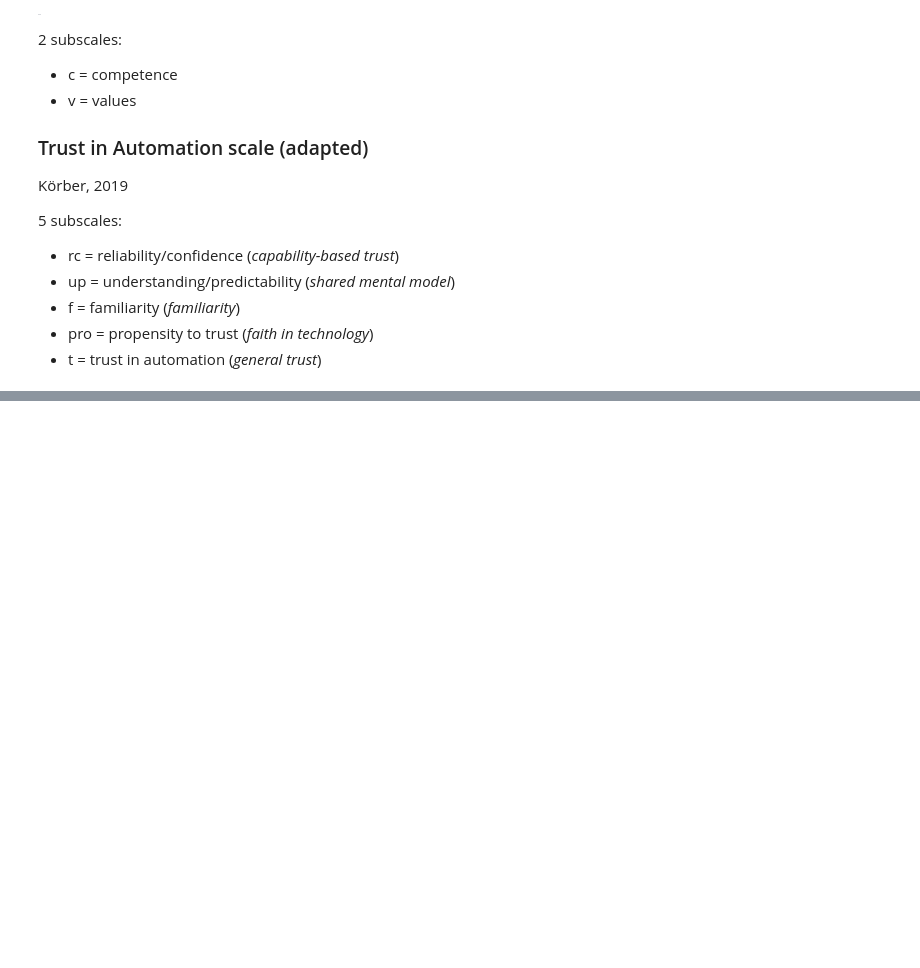
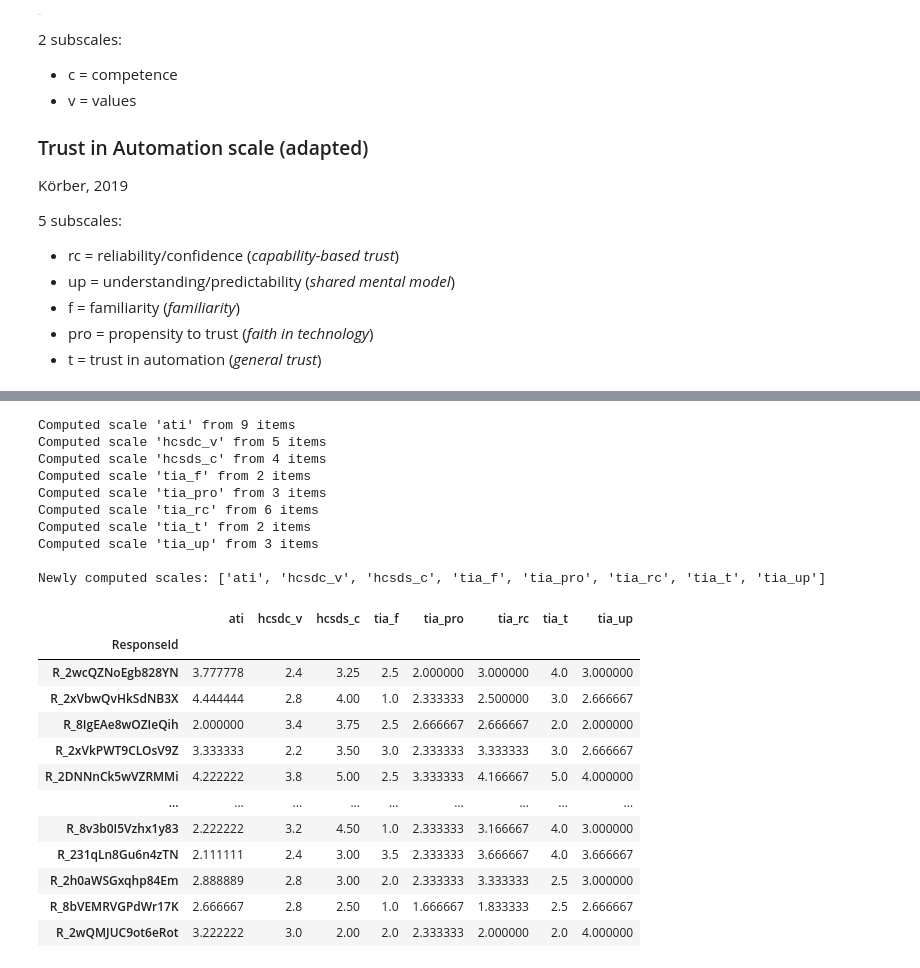
Before and after one commit to TimWiesner99/thesis-analysis, a Jupyter notebook: processing/preprocessing.ipynb, the cells around one changed output, grey strips where cells are left out. Saved outputs shown, nothing was run; the diff lists cells and outputs as text; code cells hidden in the pictures; blank space fills up the shorter version.

```diff
--- a/processing/preprocessing.ipynb
+++ b/processing/preprocessing.ipynb
@@ -183,0 +221,80 @@ Körber, 2019
+# %%
+# Function to compute scale scores with automatic inversion handling
+def compute_scale_scores(data_df, questions_df, max_likert=5):
+    """
+    Compute scale scores by averaging items within each subscale.
+
+    Args:
+        data_df: DataFrame with individual item responses
+        questions_df: DataFrame with question metadata (from questions.csv)
+        max_likert: Maximum value on Likert scale (for inversion calculation)
+
+    Returns:
+        DataFrame with computed scale scores
+    """
+    # Create a copy of data to avoid modifying original
+    result_df = data_df.copy()
+
+    # Filter to items that belong to a scale
+    scale_items = questions_df[questions_df['subscale'].notna() & (questions_df['subscale'] != '')]
+
+    # Group by subscale
+    scale_groups = scale_items.groupby('subscale')
+
+    for scale_name, items_group in scale_groups:
+        # Get list of items and their inversion status
+        items_list = []
+
+        for _, item_row in items_group.iterrows():
+            item_name = item_row['item']
+            is_inverted = item_row['inverted'] == 1
+
+            # Check if this item exists in the data
+            if item_name in result_df.columns:
+                # Apply inversion if needed: inverted = (max + 1) - original
+                if is_inverted:
+                    items_list.append((max_likert + 1) - result_df[item_name])
+                else:
+                    items_list.append(result_df[item_name])
+
+        # Compute mean across all items in this scale (if any items found)
+        if items_list:
+            result_df[scale_name] = pd.concat(items_list, axis=1).mean(axis=1)
+            print(f"Computed scale '{scale_name}' from {len(items_list)} items")
+        else:
+            print(f"Warning: No items found for scale '{scale_name}'")
+
+    return result_df
+
+
+# Compute all scale scores
+data_with_scales = compute_scale_scores(data, questions, max_likert=5)
+
+# Show the newly computed scale columns
+scale_columns = [col for col in data_with_scales.columns if col not in data.columns]
+print(f"\nNewly computed scales: {scale_columns}")
+data_with_scales[scale_columns]
+# %% [output]
+Computed scale 'ati' from 9 items
+Computed scale 'hcsdc_v' from 5 items
+Computed scale 'hcsds_c' from 4 items
+Computed scale 'tia_f' from 2 items
+Computed scale 'tia_pro' from 3 items
+Computed scale 'tia_rc' from 6 items
+Computed scale 'tia_t' from 2 items
+Computed scale 'tia_up' from 3 items
+
+Newly computed scales: ['ati', 'hcsdc_v', 'hcsds_c', 'tia_f', 'tia_pro', 'tia_rc', 'tia_t', 'tia_up']
+|  | ati | hcsdc_v | hcsds_c | tia_f | tia_pro | tia_rc | tia_t | tia_up |
+| ResponseId |  |  |  |  |  |  |  |  |
+| R_2wcQZNoEgb828YN | 3.777778 | 2.4 | 3.25 | 2.5 | 2.000000 | 3.000000 | 4.0 | 3.000000 |
+| R_2xVbwQvHkSdNB3X | 4.444444 | 2.8 | 4.00 | 1.0 | 2.333333 | 2.500000 | 3.0 | 2.666667 |
+| R_8IgEAe8wOZIeQih | 2.000000 | 3.4 | 3.75 | 2.5 | 2.666667 | 2.666667 | 2.0 | 2.000000 |
+| R_2xVkPWT9CLOsV9Z | 3.333333 | 2.2 | 3.50 | 3.0 | 2.333333 | 3.333333 | 3.0 | 2.666667 |
+| R_2DNNnCk5wVZRMMi | 4.222222 | 3.8 | 5.00 | 2.5 | 3.333333 | 4.166667 | 5.0 | 4.000000 |
+| ... | ... | ... | ... | ... | ... | ... | ... | ... |
+| R_8v3b0I5Vzhx1y83 | 2.222222 | 3.2 | 4.50 | 1.0 | 2.333333 | 3.166667 | 4.0 | 3.000000 |
+| R_231qLn8Gu6n4zTN | 2.111111 | 2.4 | 3.00 | 3.5 | 2.333333 | 3.666667 | 4.0 | 3.666667 |
+| R_2h0aWSGxqhp84Em | 2.888889 | 2.8 | 3.00 | 2.0 | 2.333333 | 3.333333 | 2.5 | 3.000000 |
+| R_8bVEMRVGPdWr17K | 2.666667 | 2.8 | 2.50 | 1.0 | 1.666667 | 1.833333 | 2.5 | 2.666667 |
+| R_2wQMJUC9ot6eRot | 3.222222 | 3.0 | 2.00 | 2.0 | 2.333333 | 2.000000 | 2.0 | 4.000000 |
```
Also changed, not shown: parts of 3 cells of this notebook, 2 other files.
